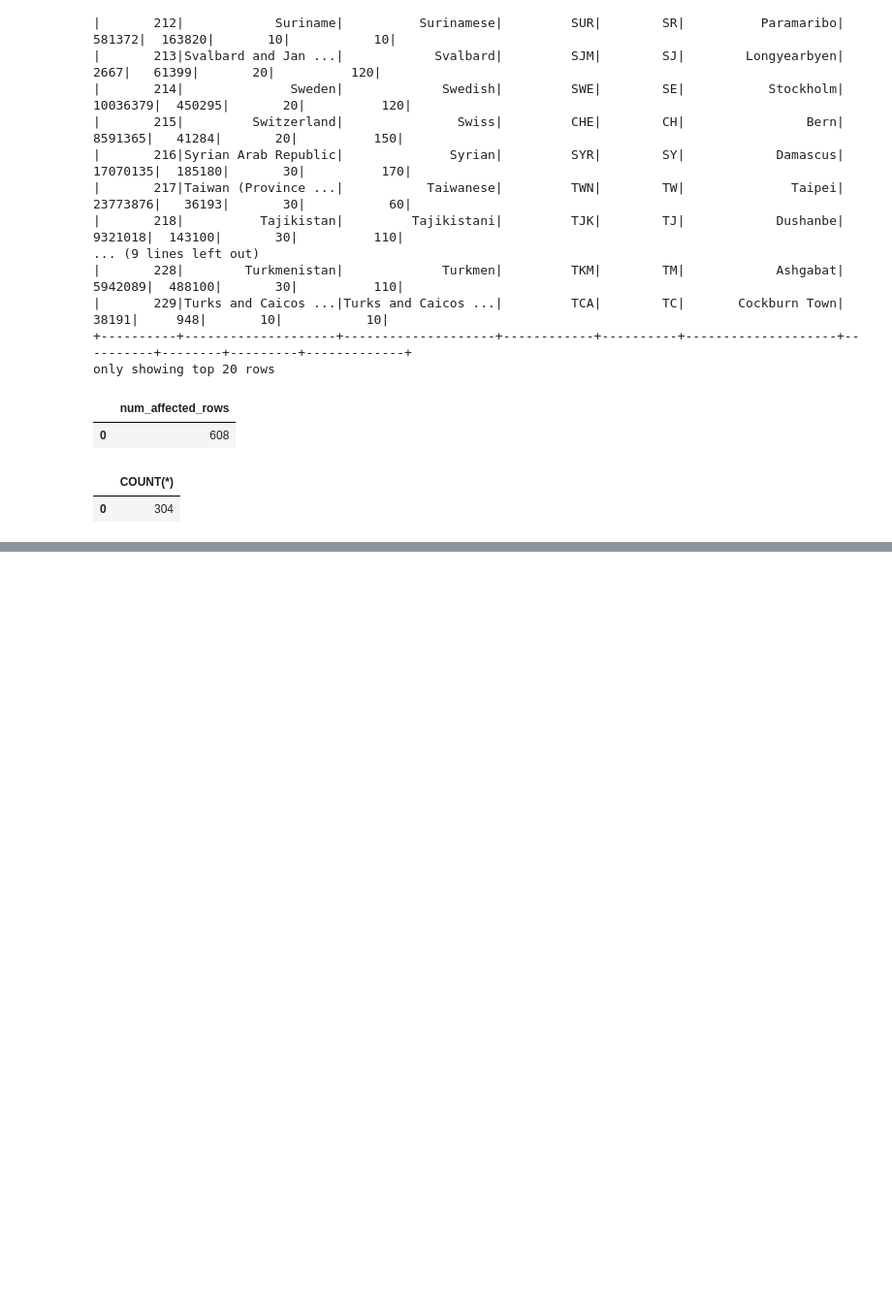
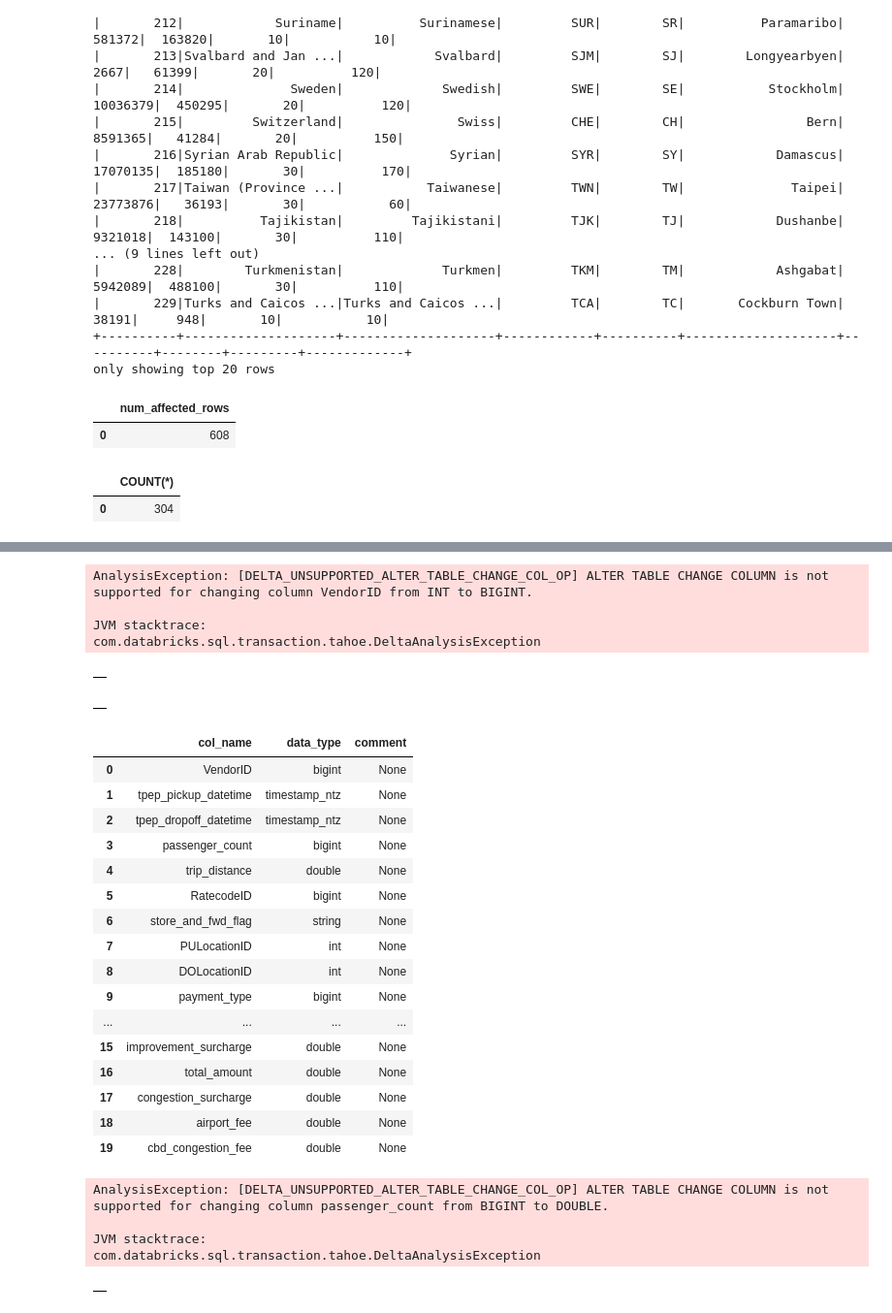
Before and after one commit to jackptoke/databricks-playground, a Jupyter notebook: notebook.ipynb, the cells around one changed output, grey strips where cells are left out. Shown at 97% size. Drawn from its saved outputs; the diff is of its cells as text; code cells hidden in the pictures; blank space fills up the shorter version.

```diff
--- a/notebook.ipynb
+++ b/notebook.ipynb
@@ -66,0 +87,72 @@ WHERE pickup_date >= '2025-07-01'
+# %%
+%sql
+ALTER TABLE nyctaxi.landing.trips_raw ALTER COLUMN VendorID TYPE BIGINT;
+# %% [output]
+AnalysisException: [DELTA_UNSUPPORTED_ALTER_TABLE_CHANGE_COL_OP] ALTER TABLE CHANGE COLUMN is not supported for changing column VendorID from INT to BIGINT.
+
+JVM stacktrace:
+com.databricks.sql.transaction.tahoe.DeltaAnalysisException
+# %%
+spark.sql("""
+ALTER TABLE nyctaxi.landing.trips_raw
+SET TBLPROPERTIES ('delta.enableTypeWidening' = 'true');""")
+# %% [output]
+|  |
+# %%
+spark.sql("""
+ALTER TABLE nyctaxi.landing.trips_raw ALTER COLUMN VendorID TYPE BIGINT;""")
+# %% [output]
+|  |
+# %%
+spark.sql("DESCRIBE nyctaxi.landing.trips_raw")
+# %% [output]
+|  | col_name | data_type | comment |
+| 0 | VendorID | bigint | None |
+| 1 | tpep_pickup_datetime | timestamp_ntz | None |
+| 2 | tpep_dropoff_datetime | timestamp_ntz | None |
+| 3 | passenger_count | bigint | None |
+| 4 | trip_distance | double | None |
+| 5 | RatecodeID | bigint | None |
+| 6 | store_and_fwd_flag | string | None |
+| 7 | PULocationID | int | None |
+| 8 | DOLocationID | int | None |
+| 9 | payment_type | bigint | None |
+| ... | ... | ... | ... |
+| 15 | improvement_surcharge | double | None |
+| 16 | total_amount | double | None |
+| 17 | congestion_surcharge | double | None |
+| 18 | airport_fee | double | None |
+| 19 | cbd_congestion_fee | double | None |
+# %%
+spark.sql("""ALTER TABLE nyctaxi.landing.trips_raw ALTER COLUMN passenger_count TYPE DOUBLE;""")
+# %% [output]
+AnalysisException: [DELTA_UNSUPPORTED_ALTER_TABLE_CHANGE_COL_OP] ALTER TABLE CHANGE COLUMN is not supported for changing column passenger_count from BIGINT to DOUBLE.
+
+JVM stacktrace:
+com.databricks.sql.transaction.tahoe.DeltaAnalysisException
+# %%
+%sql
+CREATE OR REPLACE TABLE nyctaxi.landing.trips_raw (
+    VendorID BIGINT,
+    tpep_pickup_datetime TIMESTAMP_NTZ,
+    tpep_dropoff_datetime TIMESTAMP_NTZ,
+    passenger_count DOUBLE,
+    trip_distance DOUBLE,
+    RatecodeID LONG,
+    store_and_fwd_flag STRING,
+    PULocationID INT,
+    DOLocationID INT,
+    payment_type LONG,
+    fare_amount DOUBLE,
+    extra DOUBLE,
+    mta_tax DOUBLE,
+    tip_amount DOUBLE,
+    tolls_amount DOUBLE,
+    improvement_surcharge DOUBLE,
+    total_amount DOUBLE,
+    congestion_surcharge DOUBLE,
+    airport_fee DOUBLE,
+    cbd_congestion_fee DOUBLE
+);
+# %% [output]
+|  |
```
Also changed, not shown: parts of 3 cells of this notebook, 1 other file.
